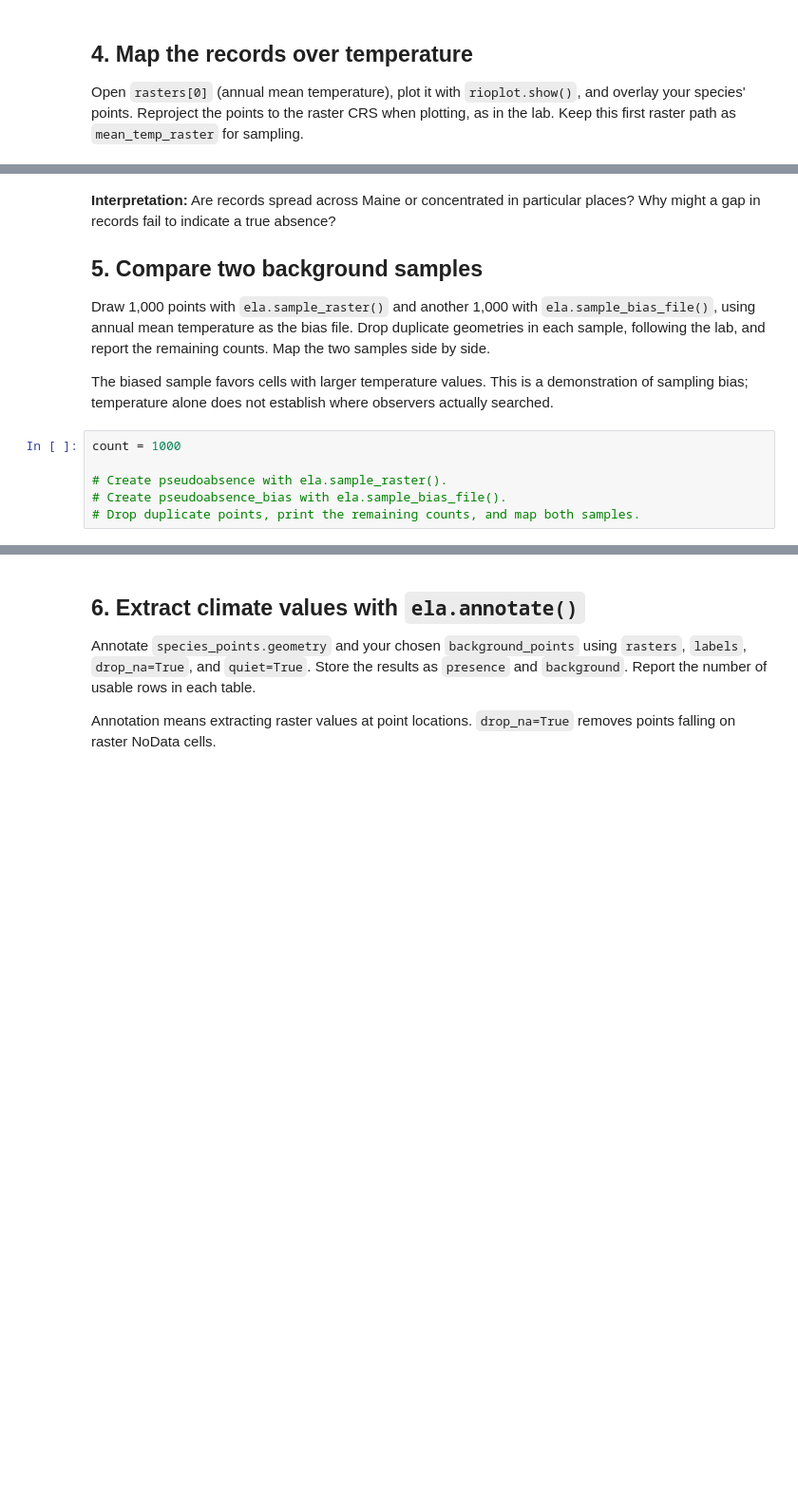
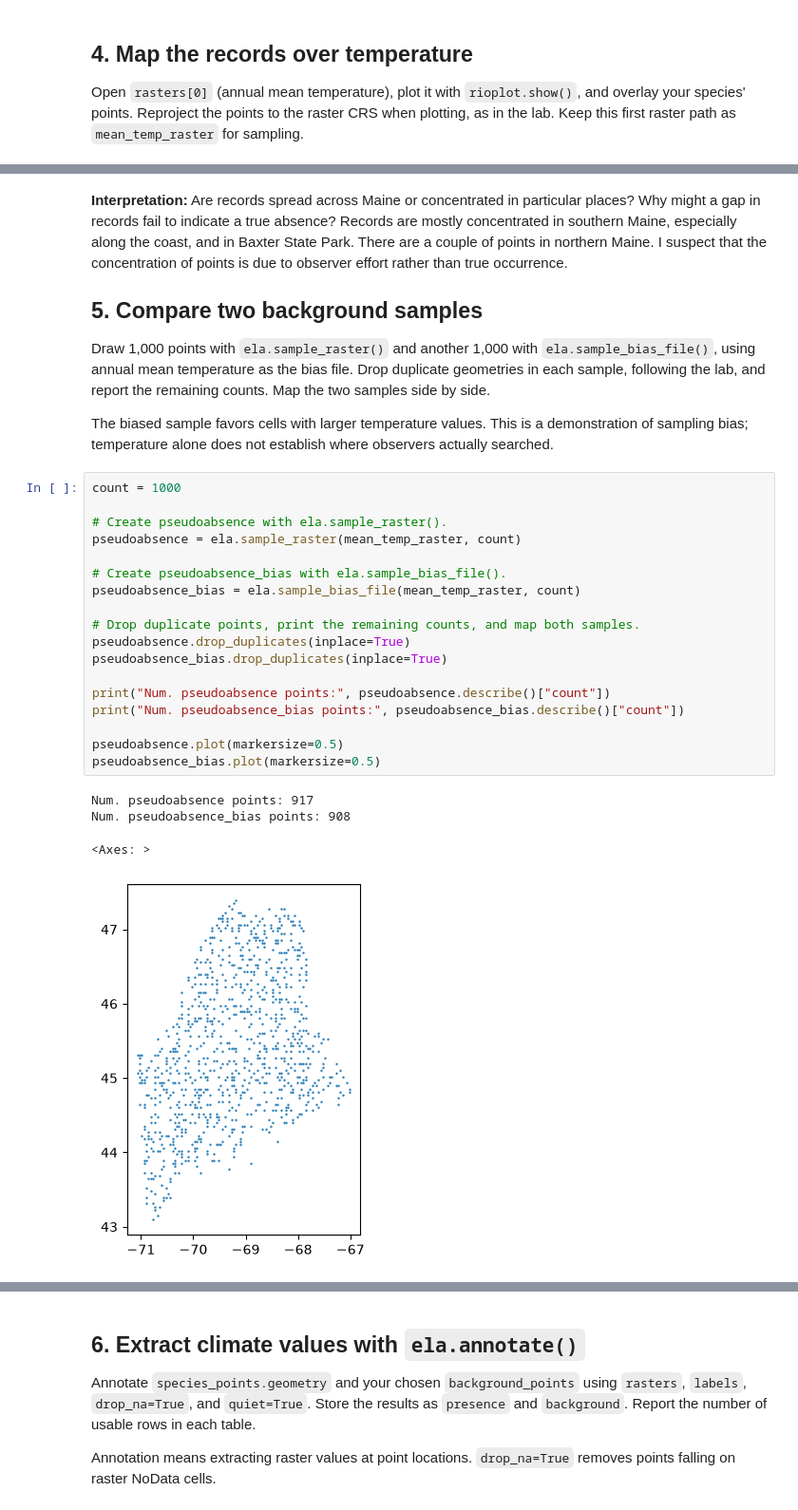
Before and after one commit to elizadstein/BIO597-SpatialBiodiversity, a Jupyter notebook: docs/assignments/Assignment-08-SDM-Software.ipynb, the cells around one changed output, grey strips where cells are left out. Shown at 95% size. Saved outputs shown, nothing was run; the diff lists cells and outputs as text; blank space fills up the shorter version.

```diff
--- a/docs/assignments/Assignment-08-SDM-Software.ipynb
+++ b/docs/assignments/Assignment-08-SDM-Software.ipynb
@@ -80,5 +130,5 @@ mean_temp_raster = rasters[0]
 # %% [markdown]
-**Interpretation:** Are records spread across Maine or concentrated in particular places? Why might a gap in records fail to indicate a true absence?
+**Interpretation:** Are records spread across Maine or concentrated in particular places? Why might a gap in records fail to indicate a true absence? Records are mostly concentrated in southern Maine, especially along the coast, and in Baxter State Park. There are a couple of points in northern Maine. I suspect that the concentration of points is due to observer effort rather than true occurrence.
 
 ## 5. Compare two background samples
 
@@ -88,6 +138,23 @@ The biased sample favors cells with larger temperature values. This is a demonst
 # %%
 count = 1000
 
 # Create pseudoabsence with ela.sample_raster().
+pseudoabsence = ela.sample_raster(mean_temp_raster, count)
+
 # Create pseudoabsence_bias with ela.sample_bias_file().
+pseudoabsence_bias = ela.sample_bias_file(mean_temp_raster, count)
+
 # Drop duplicate points, print the remaining counts, and map both samples.
+pseudoabsence.drop_duplicates(inplace=True)
+pseudoabsence_bias.drop_duplicates(inplace=True)
+
+print("Num. pseudoabsence points:", pseudoabsence.describe()["count"])
+print("Num. pseudoabsence_bias points:", pseudoabsence_bias.describe()["count"])
+
+pseudoabsence.plot(markersize=0.5)
+pseudoabsence_bias.plot(markersize=0.5)
+# %% [output]
+Num. pseudoabsence points: 917
+Num. pseudoabsence_bias points: 908
+<Axes: >
+[figure, added]
```
Also changed, not shown: parts of 27 cells of this notebook, 5 other files.
